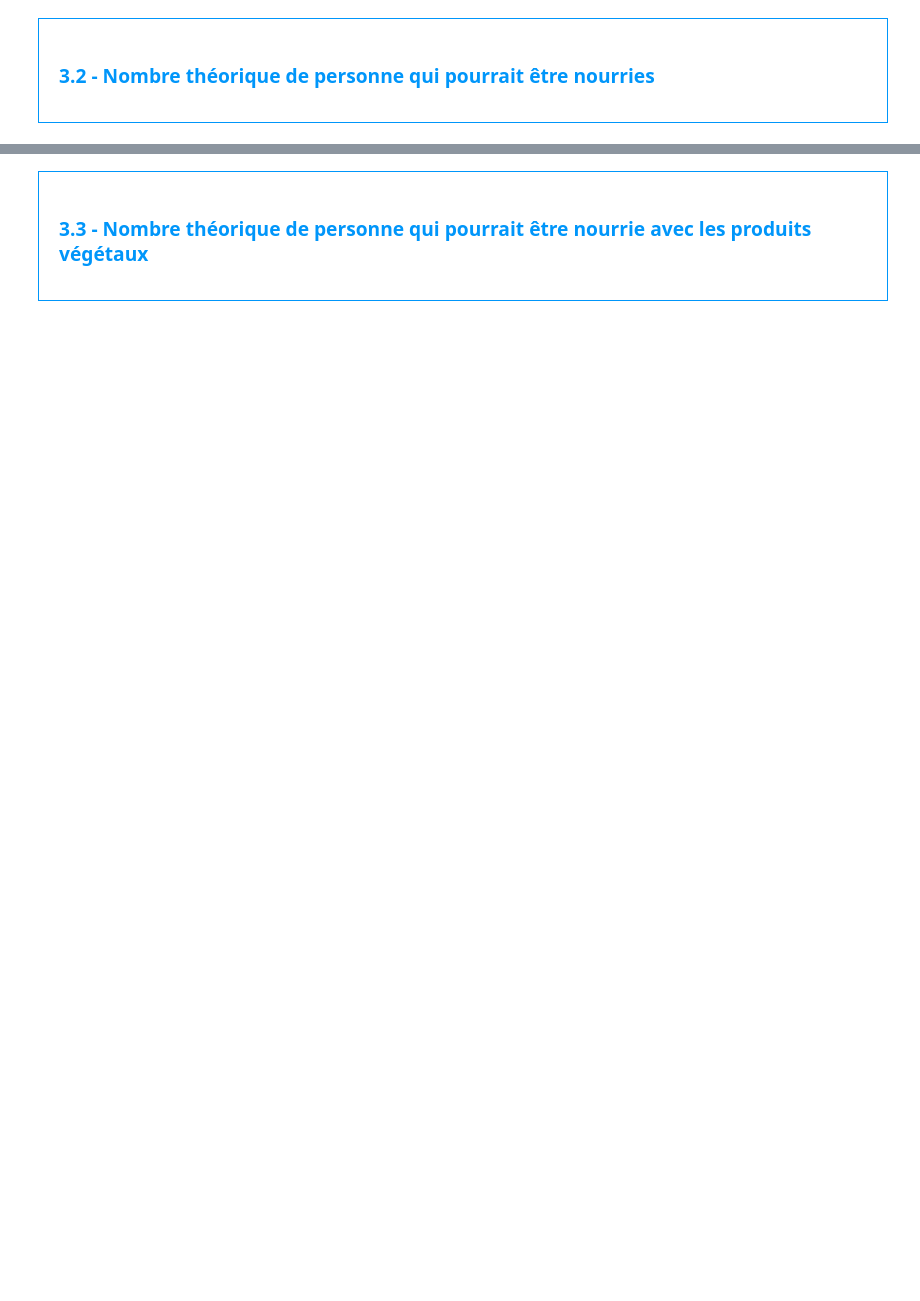
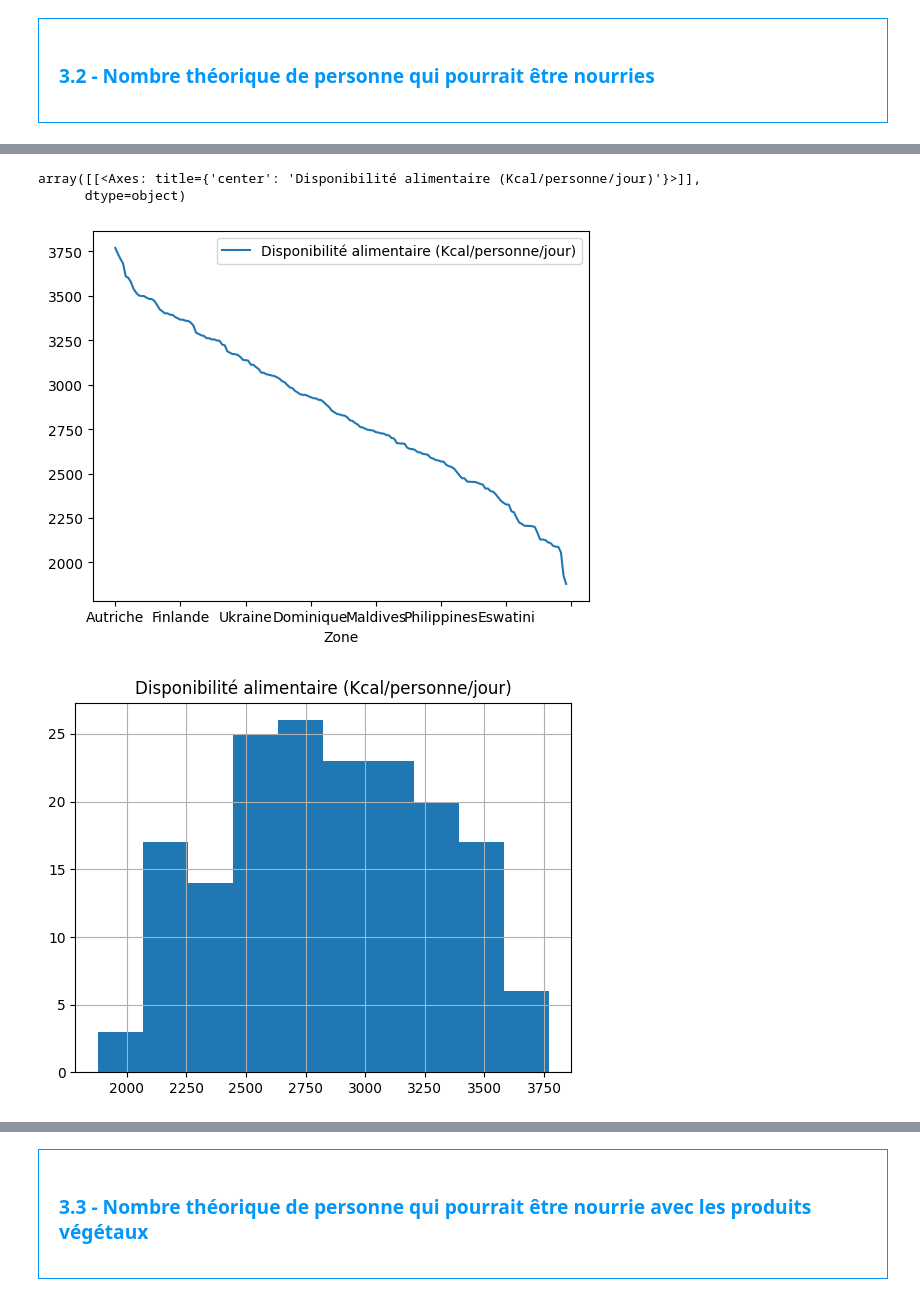
Before and after one commit to ArnaudDescamps/Data-and-AI, a Jupyter notebook: Template+Julien+(1).ipynb, the cells around one changed output, grey strips where cells are left out. Cells and saved outputs as stored; diff of their text form; code cells hidden in the pictures; blank space fills up the shorter version.

Commit message:
mise à jour pour Pierre

```diff
--- a/Template+Julien+(1).ipynb
+++ b/Template+Julien+(1).ipynb
@@ -425,0 +462,8 @@ Proportion de personnes en sous-nutrition
+# %%
+#visualisation de la distribution des Disposiblités par pays
+dispo_by_ctry = pd.DataFrame(dispo_alimentaire.groupby("Zone")["Disponibilité alimentaire (Kcal/personne/jour)"].sum())
+#dispo_by_ctry.reset_index()
+dispo_by_ctry.sort_values("Disponibilité alimentaire (Kcal/personne/jour)", ascending = False, inplace = True)
+
+dispo_by_ctry.head()
+dispo_by_ctry.tail()
@@ -426,2 +478,10 @@ Proportion de personnes en sous-nutrition
+# %%
+dispo_by_ctry.plot()
+dispo_by_ctry.hist()
+# %% [output]
+array([[<Axes: title={'center': 'Disponibilité alimentaire (Kcal/personne/jour)'}>]],
+      dtype=object)
+[figure, added]
+[figure, added]
 # %%
 #On commence par faire une jointure entre le data frame population et Dispo_alimentaire afin d'ajouter dans ce dernier la population
```
Also changed, not shown: parts of 27 cells of this notebook, 9 other files.
